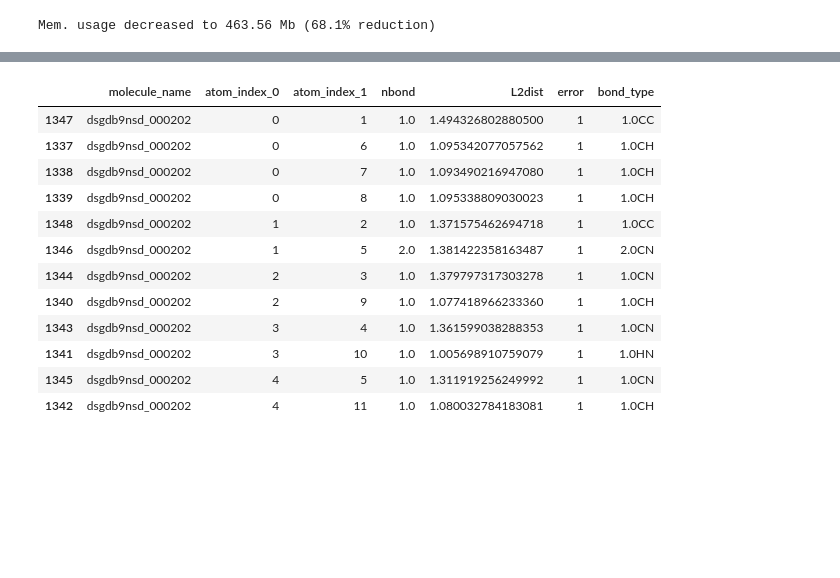
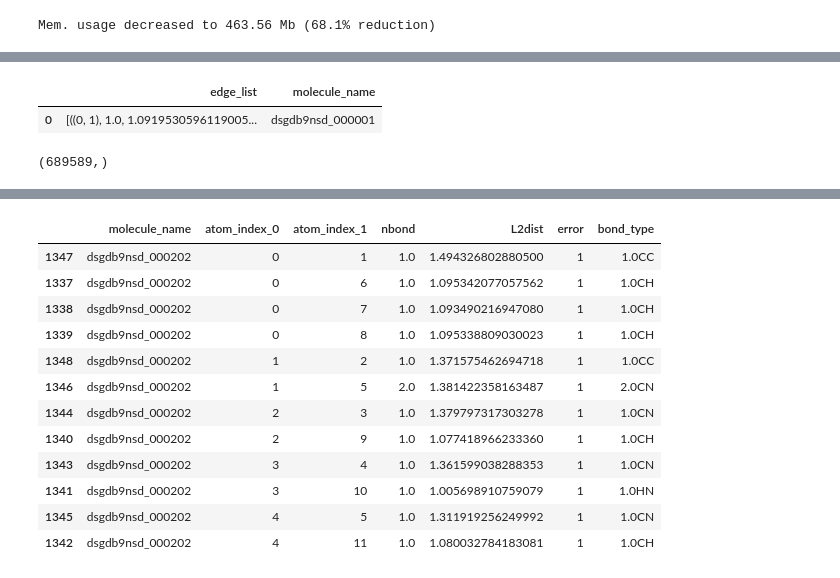
Before and after one commit to arhow/MolecularProperties, a Jupyter notebook: molecularproperties/extract_features.ipynb, the cells around one changed output, grey strips where cells are left out. Saved outputs shown, nothing was run; the diff lists cells and outputs as text; code cells hidden in the pictures; blank space fills up the shorter version.

```diff
--- a/molecularproperties/extract_features.ipynb
+++ b/molecularproperties/extract_features.ipynb
@@ -1211,0 +1387,20 @@ cycles.to_pickle('data/feats/cycles.pkl')
+# %%
+def _worker(item):
+    dict_ = {}
+    molecule_name = item[0]
+    df_sub = item[1]
+    dict_['molecule_name'] = molecule_name
+    edge_list_ = []
+    for idx, row in df_sub.iterrows():
+        edge_list_.append(((row['atom_index_0'], row['atom_index_1']), row['nbond'], row['L2dist'], row['error'], row['bond_type']))
+    dict_['edge_list'] = edge_list_
+    return dict_
+
+res = Parallel(_worker,{}).run(bonds.groupby(['molecule_name']), n_jobs=16)
+# %%
+df_bond = pd.DataFrame(res)
+# %%
+df_bond.sort_values(by=['molecule_name']).head(1)
+# %% [output]
+|  | edge_list | molecule_name |
+| 0 | [((0, 1), 1.0, 1.0919530596119005... | dsgdb9nsd_000001 |
@@ -1211,0 +1425,4 @@ cycles.to_pickle('data/feats/cycles.pkl')
+# %%
+bonds.groupby(['molecule_name', 'atom_index_0']).size().shape
+# %% [output]
+(689589,)
```
Also changed, not shown: parts of 23 cells of this notebook, 2 other files.
